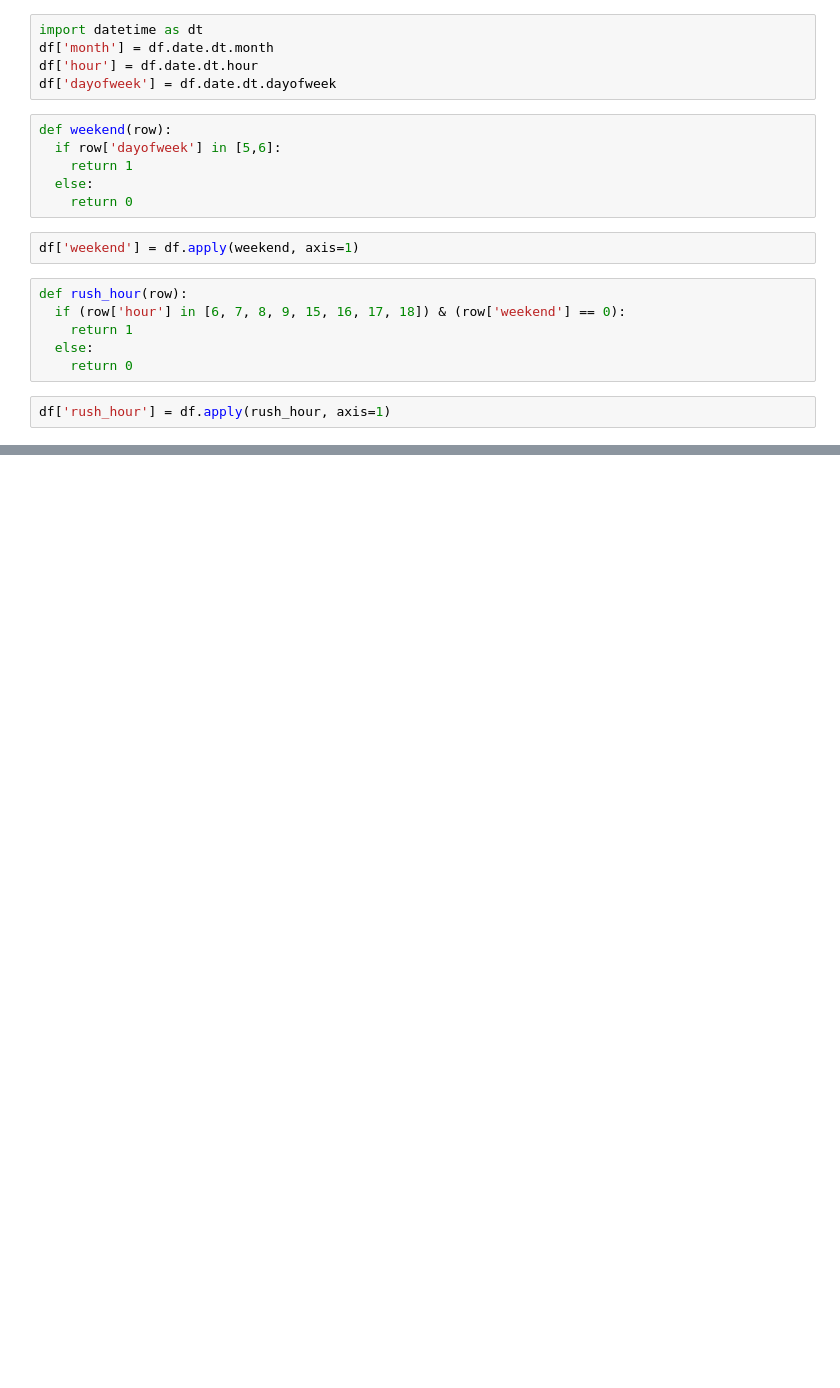
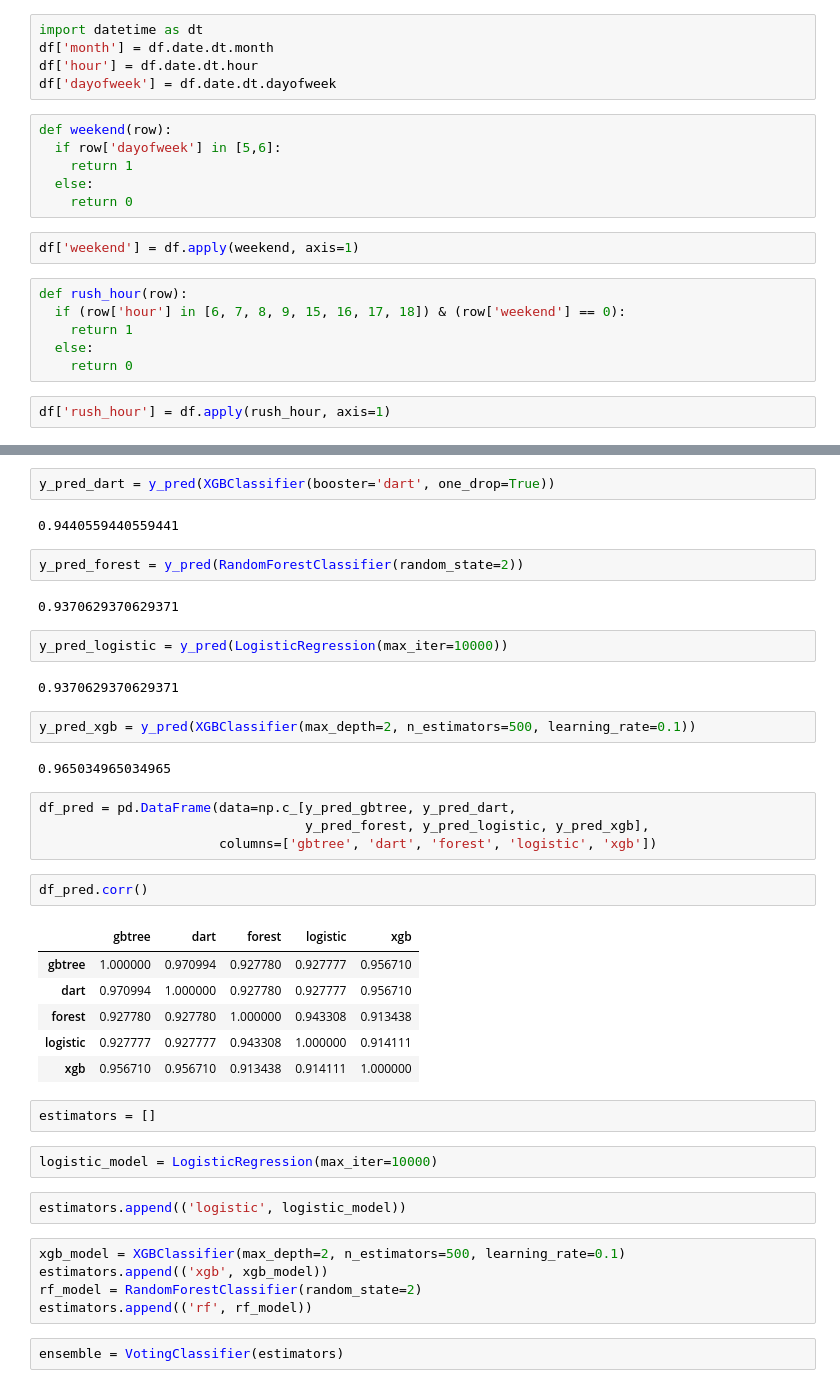
Before and after one commit to talkin24/GradientBoosting, a Jupyter notebook: Ch09_Tips_from_Kaggle_master.ipynb, the cells around one changed output, grey strips where cells are left out. Saved outputs shown, nothing was run; the diff lists cells and outputs as text; blank space fills up the shorter version.

```diff
--- a/Ch09_Tips_from_Kaggle_master.ipynb
+++ b/Ch09_Tips_from_Kaggle_master.ipynb
@@ -120,0 +222,42 @@ df.tail()
+# %%
+y_pred_dart = y_pred(XGBClassifier(booster='dart', one_drop=True))
+# %% [output]
+0.9440559440559441
+# %%
+y_pred_forest = y_pred(RandomForestClassifier(random_state=2))
+# %% [output]
+0.9370629370629371
+# %%
+y_pred_logistic = y_pred(LogisticRegression(max_iter=10000))
+# %% [output]
+0.9370629370629371
+# %%
+y_pred_xgb = y_pred(XGBClassifier(max_depth=2, n_estimators=500, learning_rate=0.1))
+# %% [output]
+0.965034965034965
+# %%
+df_pred = pd.DataFrame(data=np.c_[y_pred_gbtree, y_pred_dart,
+                                  y_pred_forest, y_pred_logistic, y_pred_xgb],
+                       columns=['gbtree', 'dart', 'forest', 'logistic', 'xgb'])
+# %%
+df_pred.corr()
+# %% [output]
+|  | gbtree | dart | forest | logistic | xgb |
+| gbtree | 1.000000 | 0.970994 | 0.927780 | 0.927777 | 0.956710 |
+| dart | 0.970994 | 1.000000 | 0.927780 | 0.927777 | 0.956710 |
+| forest | 0.927780 | 0.927780 | 1.000000 | 0.943308 | 0.913438 |
+| logistic | 0.927777 | 0.927777 | 0.943308 | 1.000000 | 0.914111 |
+| xgb | 0.956710 | 0.956710 | 0.913438 | 0.914111 | 1.000000 |
+# %%
+estimators = []
+# %%
+logistic_model = LogisticRegression(max_iter=10000)
+# %%
+estimators.append(('logistic', logistic_model))
+# %%
+xgb_model = XGBClassifier(max_depth=2, n_estimators=500, learning_rate=0.1)
+estimators.append(('xgb', xgb_model))
+rf_model = RandomForestClassifier(random_state=2)
+estimators.append(('rf', rf_model))
+# %%
+ensemble = VotingClassifier(estimators)
```
Also changed, not shown: parts of 29 cells of this notebook.
